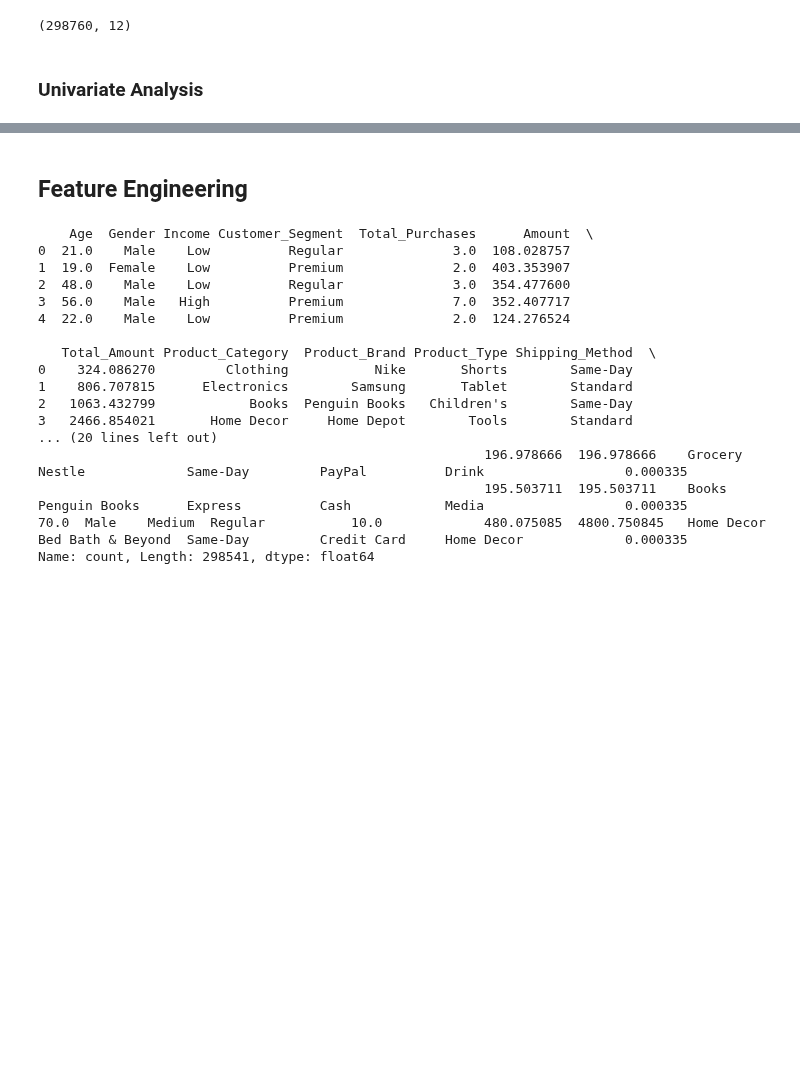
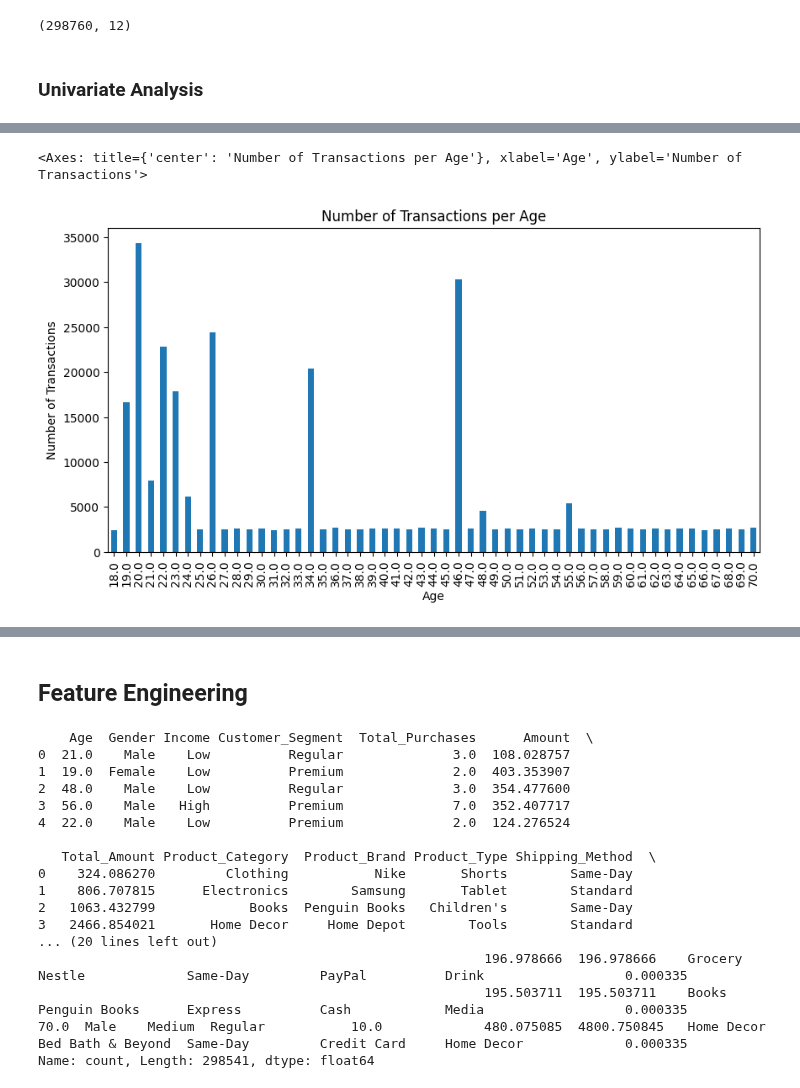
Before and after one commit to JAA999/grocery_prediction, a Jupyter notebook: ML_Project.ipynb, the cells around one changed output, grey strips where cells are left out. Cells and saved outputs as stored; diff of their text form; code cells hidden in the pictures; blank space fills up the shorter version.

```diff
--- a/ML_Project.ipynb
+++ b/ML_Project.ipynb
@@ -192,0 +215,10 @@ data['Customer_Segment'].value_counts().plot(kind='pie', title='Customer Segment
+# %%
+# Age Distribution
+plt.figure(figsize=(10, 5))
+plt.xlabel('Age')
+plt.ylabel('Number of Transactions')
+plt.title('Number of Transactions per Age')
+data.groupby('Age').size().plot.bar()
+# %% [output]
+<Axes: title={'center': 'Number of Transactions per Age'}, xlabel='Age', ylabel='Number of Transactions'>
+[figure, added]
```
Also changed, not shown: parts of 14 cells of this notebook.
